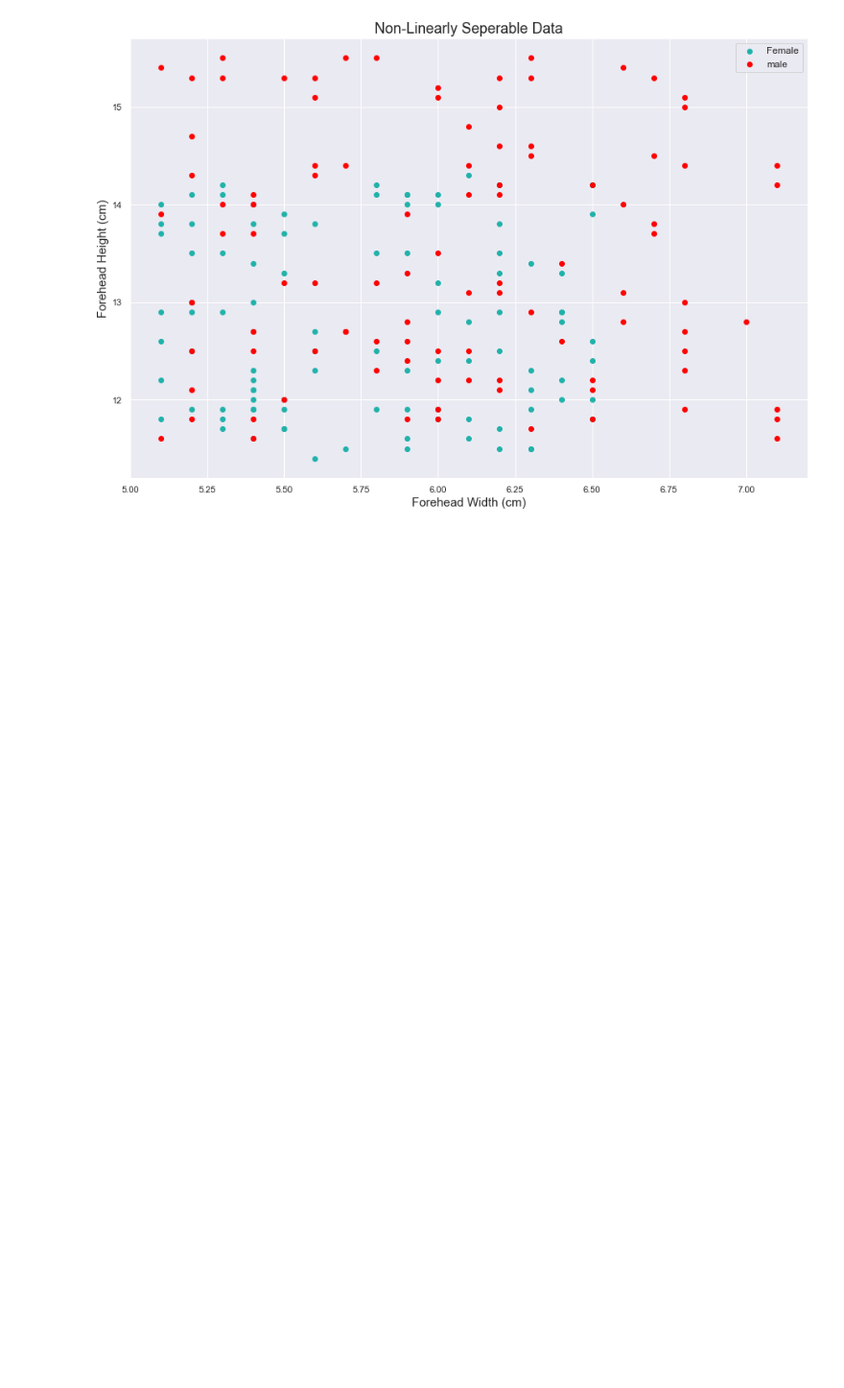
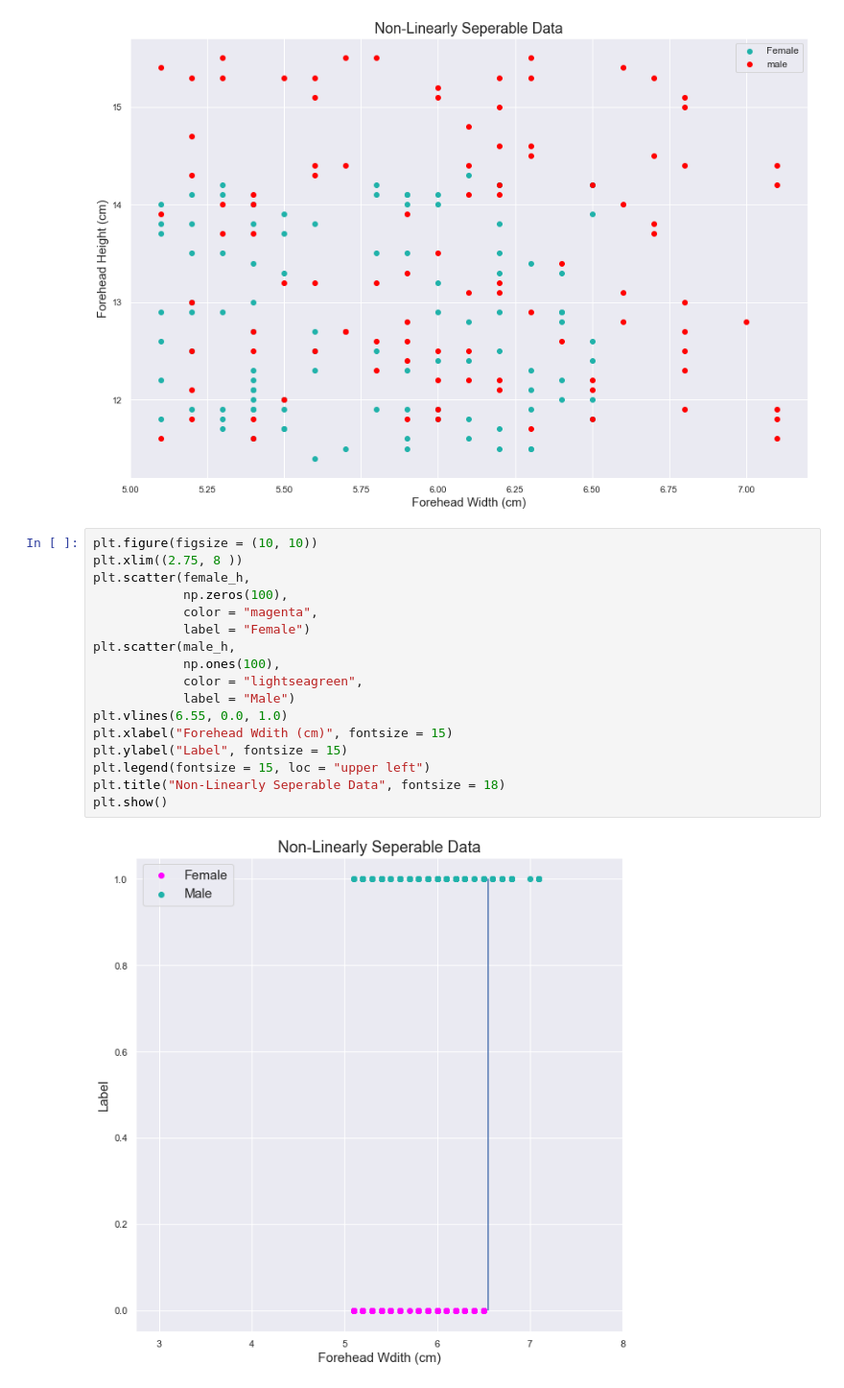
Before and after one commit to rjxgonzalez/INDE_577_Data-Science-and-Machine-Learning-, a Jupyter notebook: Supervised Learning/Classification/Logistic Regression/Logistic Regression.ipynb, the cells around one changed output. Shown at 96% size. Saved outputs shown, nothing was run; the diff lists cells and outputs as text; blank space fills up the shorter version.

```diff
--- a/Supervised Learning/Classification/Logistic Regression/Logistic Regression.ipynb
+++ b/Supervised Learning/Classification/Logistic Regression/Logistic Regression.ipynb
@@ -60,3 +60,22 @@ plt.title("Non-Linearly Seperable Data", fontsize = 18)
 plt.show()
 # %% [output]
 [figure]
+# %%
+plt.figure(figsize = (10, 10))
+plt.xlim((2.75, 8 ))
+plt.scatter(female_h,
+            np.zeros(100),
+            color = "magenta",
+            label = "Female")
+plt.scatter(male_h,
+            np.ones(100),
+            color = "lightseagreen",
+            label = "Male")
+plt.vlines(6.55, 0.0, 1.0)
+plt.xlabel("Forehead Wdith (cm)", fontsize = 15)
+plt.ylabel("Label", fontsize = 15)
+plt.legend(fontsize = 15, loc = "upper left")
+plt.title("Non-Linearly Seperable Data", fontsize = 18)
+plt.show()
+# %% [output]
+[figure, added]
```
